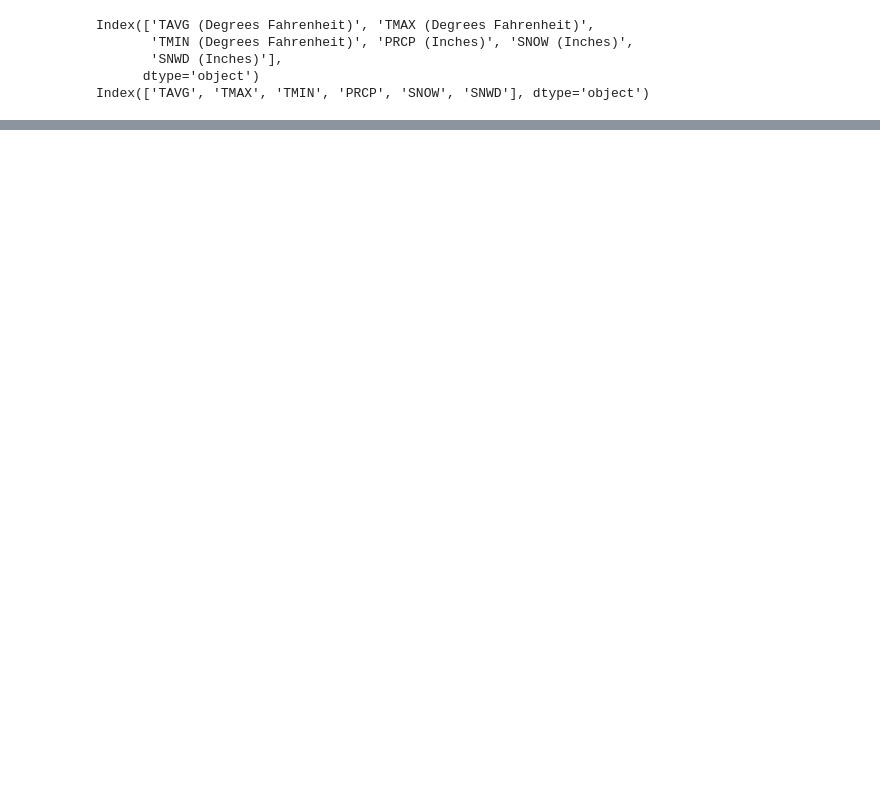
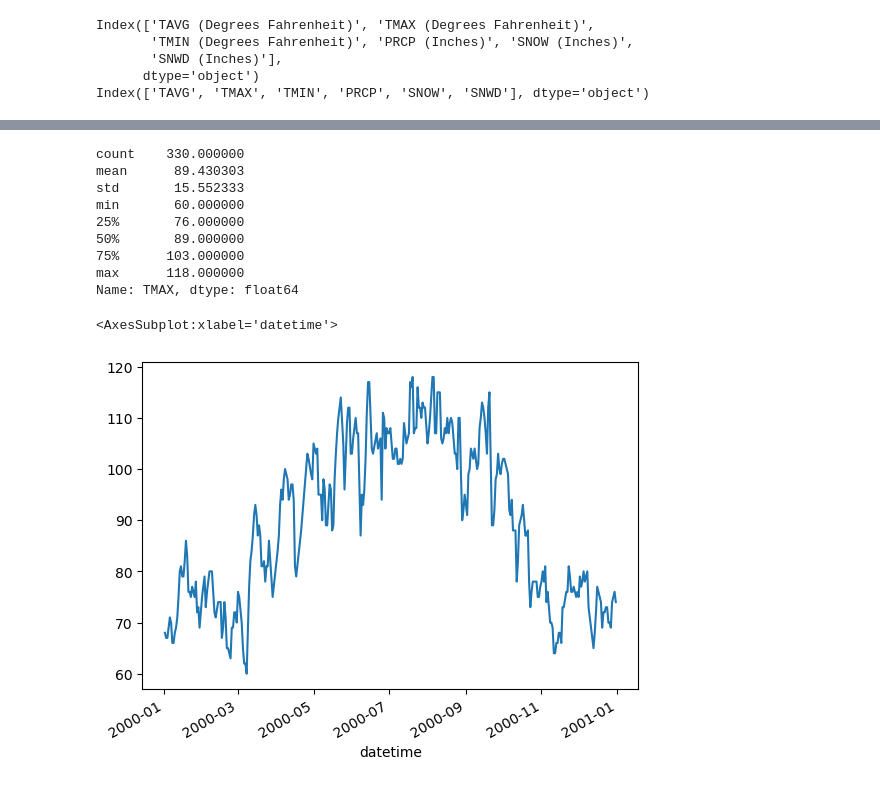
Before and after one commit to voidstarr/winternship2023, a Jupyter notebook: day-2/day-2.ipynb, the cells around one changed output, grey strips where cells are left out. Cells and saved outputs as stored; diff of their text form; code cells hidden in the pictures; blank space fills up the shorter version.

```diff
--- a/day-2/day-2.ipynb
+++ b/day-2/day-2.ipynb
@@ -44,10 +96,11 @@ Thankfully, we have libraries to make handling large data easier.
 # %%
 import pandas as pd
-import matplotlib as plt
 
 # retrieved from https://data.noaa.gov/datasetsearch/
 data = pd.read_csv("./data.csv", header=1)
-data = data.set_index('Date')
+data['datetime'] = pd.to_datetime(data['Date'])
+data.drop('Date', axis=1, inplace=True)
+data = data.set_index('datetime')
 print(data.columns)
 data.columns = ['TAVG', 'TMAX', 'TMIN', 'PRCP', 'SNOW', 'SNWD']
 print(data.columns)
@@ -65,0 +125,16 @@ asdf.plot()
+# %%
+max_temp_2000 = data[data.index.year == 2000].TMAX.dropna()
+print(max_temp_2000.describe())
+max_temp_2000.plot()
+# %% [output]
+count    330.000000
+mean      89.430303
+std       15.552333
+min       60.000000
+25%       76.000000
+50%       89.000000
+75%      103.000000
+max      118.000000
+Name: TMAX, dtype: float64
+<AxesSubplot:xlabel='datetime'>
+[figure, added]
```
Also changed, not shown: parts of 7 cells of this notebook, 1 other file.
